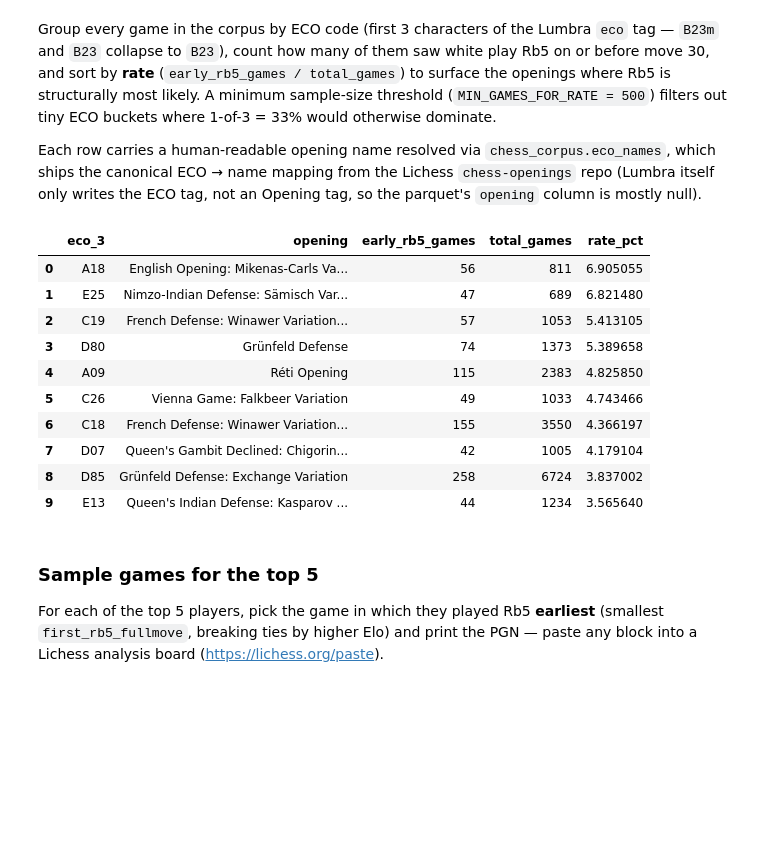
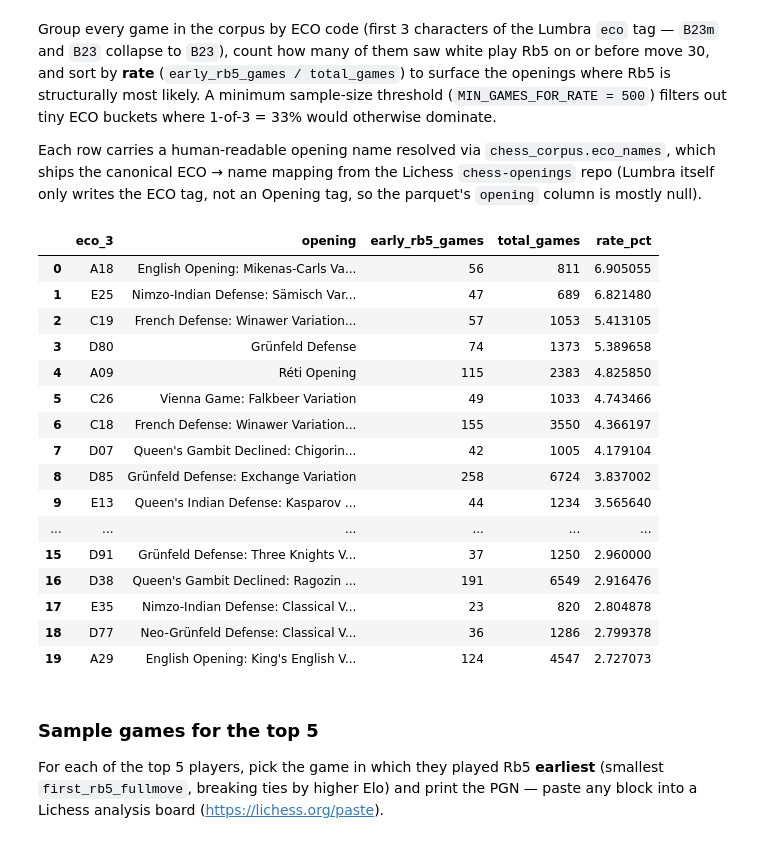
Before and after one commit to pwsiegel/chess-move-stats, a Jupyter notebook: notebooks/rook_b5.ipynb, the cells around one changed output. Cells and saved outputs as stored; diff of their text form; code cells hidden in the pictures; blank space fills up the shorter version.

```diff
--- a/notebooks/rook_b5.ipynb
+++ b/notebooks/rook_b5.ipynb
@@ -213,34 +259,40 @@ opening_view["played_early_rb5"] = (
 agg = (
     opening_view[opening_view["eco_3"] != ""]
     .groupby("eco_3")
     .agg(
         early_rb5_games=("played_early_rb5", "sum"),
         total_games=("played_early_rb5", "size"),
     )
     .reset_index()
 )
 agg["opening"] = agg["eco_3"].map(name_for)
 agg["rate_pct"] = 100 * agg["early_rb5_games"] / agg["total_games"]
 
 top_openings = (
     agg[agg["total_games"] >= MIN_GAMES_FOR_RATE]
     .sort_values("rate_pct", ascending=False)
-    .head(10)
+    .head(20)
     .reset_index(drop=True)
 )
 top_openings[["eco_3", "opening", "early_rb5_games", "total_games", "rate_pct"]]
 # %% [output]
 |  | eco_3 | opening | early_rb5_games | total_games | rate_pct |
 | 0 | A18 | English Opening: Mikenas-Carls Va... | 56 | 811 | 6.905055 |
 | 1 | E25 | Nimzo-Indian Defense: Sämisch Var... | 47 | 689 | 6.821480 |
 | 2 | C19 | French Defense: Winawer Variation... | 57 | 1053 | 5.413105 |
 | 3 | D80 | Grünfeld Defense | 74 | 1373 | 5.389658 |
 | 4 | A09 | Réti Opening | 115 | 2383 | 4.825850 |
 | 5 | C26 | Vienna Game: Falkbeer Variation | 49 | 1033 | 4.743466 |
 | 6 | C18 | French Defense: Winawer Variation... | 155 | 3550 | 4.366197 |
 | 7 | D07 | Queen's Gambit Declined: Chigorin... | 42 | 1005 | 4.179104 |
 | 8 | D85 | Grünfeld Defense: Exchange Variation | 258 | 6724 | 3.837002 |
 | 9 | E13 | Queen's Indian Defense: Kasparov ... | 44 | 1234 | 3.565640 |
+| ... | ... | ... | ... | ... | ... |
+| 15 | D91 | Grünfeld Defense: Three Knights V... | 37 | 1250 | 2.960000 |
+| 16 | D38 | Queen's Gambit Declined: Ragozin ... | 191 | 6549 | 2.916476 |
+| 17 | E35 | Nimzo-Indian Defense: Classical V... | 23 | 820 | 2.804878 |
+| 18 | D77 | Neo-Grünfeld Defense: Classical V... | 36 | 1286 | 2.799378 |
+| 19 | A29 | English Opening: King's English V... | 124 | 4547 | 2.727073 |
 # %% [markdown]
 ### Sample games for the top 5
 
```
Also changed, not shown: parts of 4 cells of this notebook.
